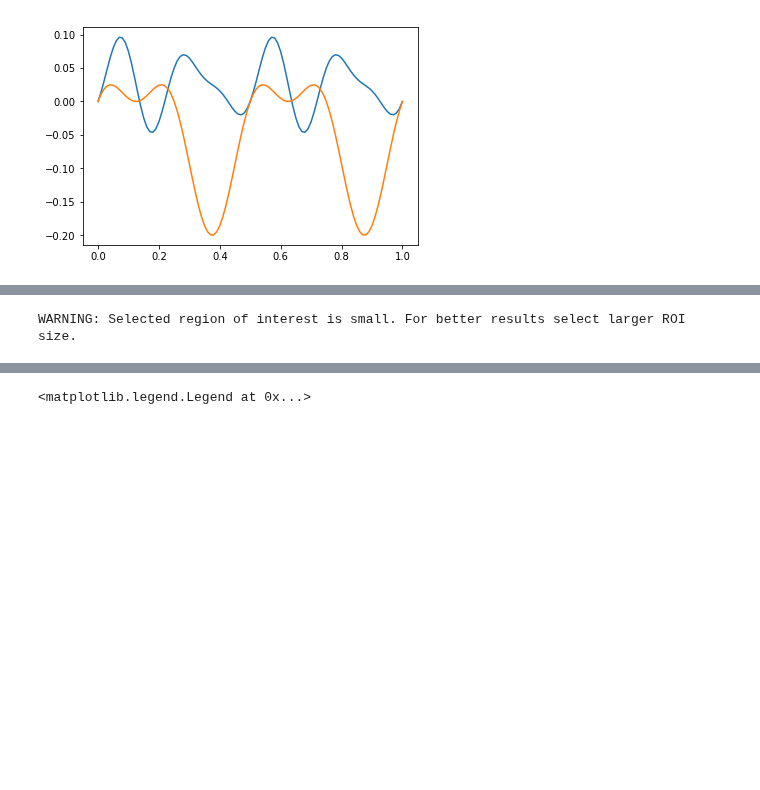
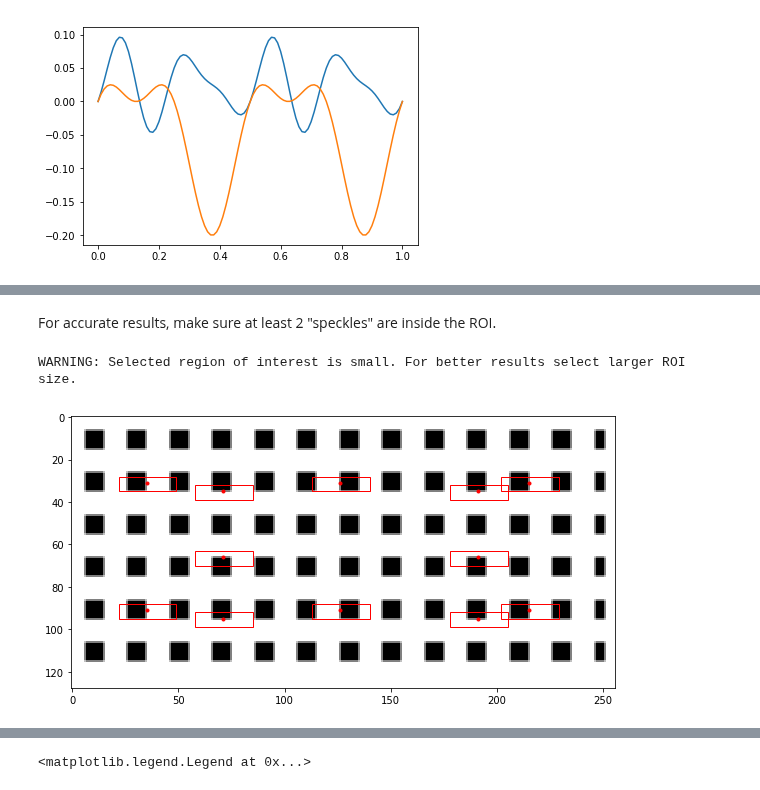
Before and after one commit to ladisk/pyidi, a Jupyter notebook: Showcase.ipynb, the cells around one changed output, grey strips where cells are left out. Saved outputs shown, nothing was run; the diff lists cells and outputs as text; code cells hidden in the pictures; blank space fills up the shorter version.

```diff
--- a/Showcase.ipynb
+++ b/Showcase.ipynb
@@ -149,5 +152,9 @@ video_2.set_points(points=inds_2, method='gb')
+# %% [markdown]
+For accurate results, make sure at least 2 "speckles" are inside the ROI.
 # %%
-disp_2 = video_2.get_displacements(roi_size=(19, 19))
+disp_2 = video_2.get_displacements(roi_size=(7, 27))
+video_2.show_points()
 # %% [output]
 WARNING: Selected region of interest is small. For better results select larger ROI size.
+[figure, added]
 # %%
```
Also changed, not shown: parts of 7 cells of this notebook, 3 other files.
